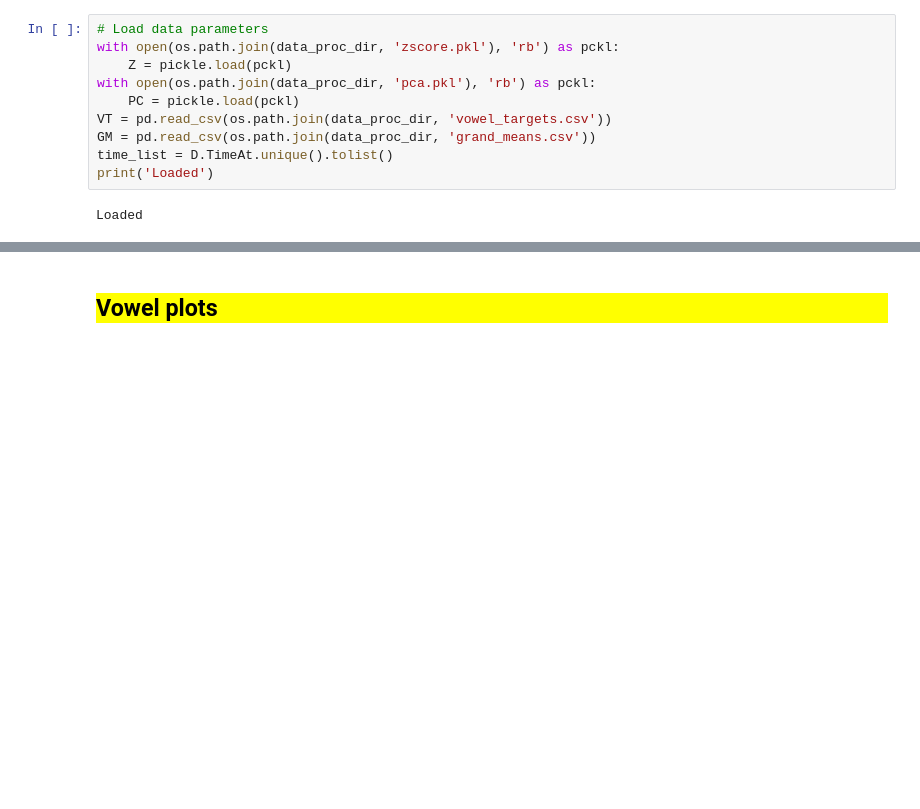
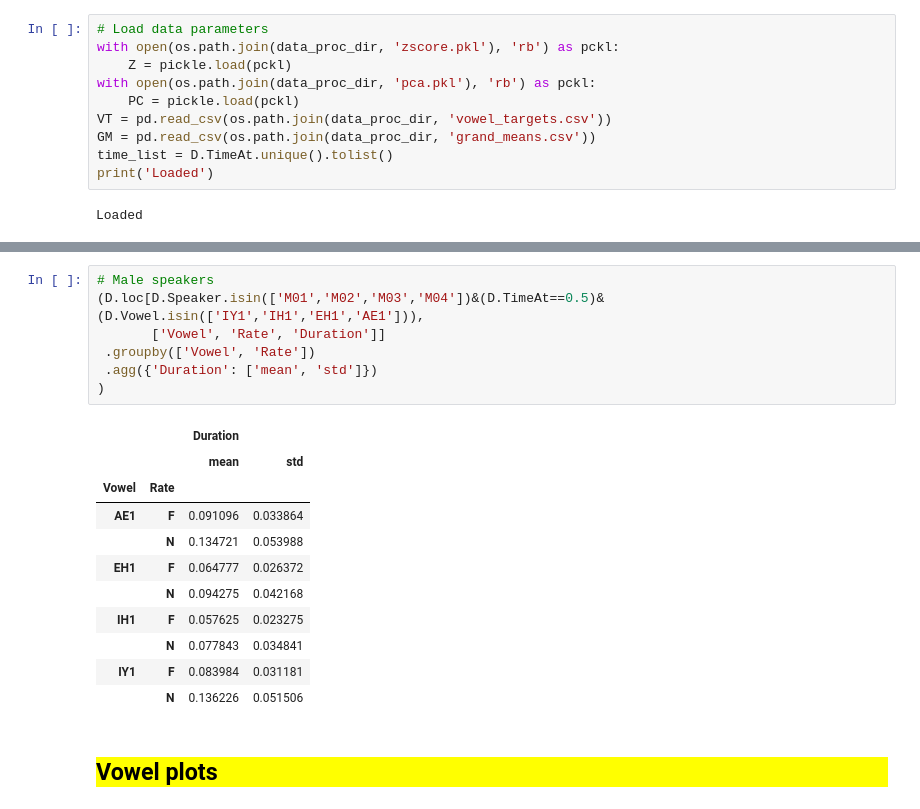
Before and after one commit to jaekookang/Articulatory-Data-Processor, a Jupyter notebook: 1-04_acous_analysis.ipynb, the cells around one changed output, grey strips where cells are left out. Cells and saved outputs as stored; diff of their text form; blank space fills up the shorter version.

```diff
--- a/1-04_acous_analysis.ipynb
+++ b/1-04_acous_analysis.ipynb
@@ -130,3 +154,22 @@ Loaded
+# %%
+# Male speakers
+(D.loc[D.Speaker.isin(['M01','M02','M03','M04'])&(D.TimeAt==0.5)&(D.Vowel.isin(['IY1','IH1','EH1','AE1'])),
+       ['Vowel', 'Rate', 'Duration']]
+ .groupby(['Vowel', 'Rate'])
+ .agg({'Duration': ['mean', 'std']})
+)
+# %% [output]
+|  |  | Duration |  |
+|  |  | mean | std |
+| Vowel | Rate |  |  |
+| AE1 | F | 0.091096 | 0.033864 |
+|  | N | 0.134721 | 0.053988 |
+| EH1 | F | 0.064777 | 0.026372 |
+|  | N | 0.094275 | 0.042168 |
+| IH1 | F | 0.057625 | 0.023275 |
+|  | N | 0.077843 | 0.034841 |
+| IY1 | F | 0.083984 | 0.031181 |
+|  | N | 0.136226 | 0.051506 |
 # %% [markdown]
 <h2 style="background-color: yellow;color:black">Vowel plots</h2>
 # %%
```
Also changed, not shown: parts of 3 cells of this notebook.
